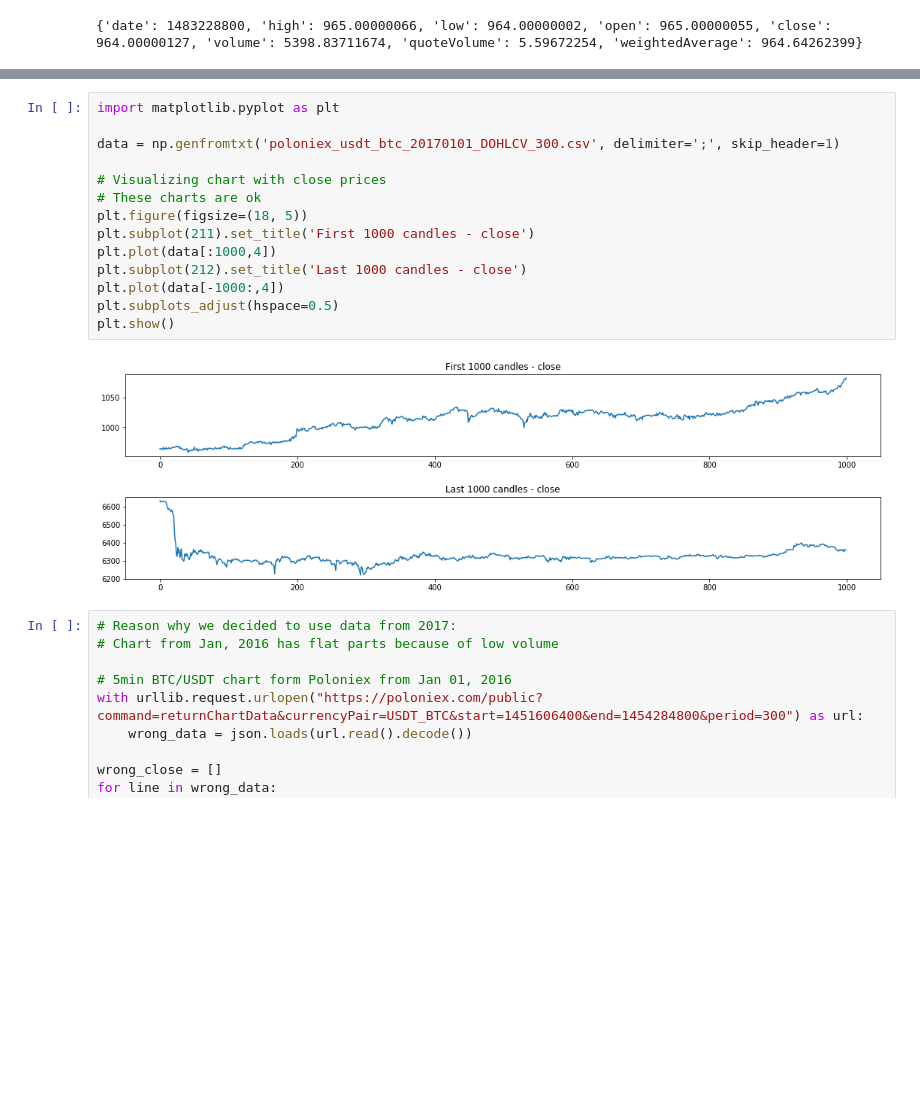
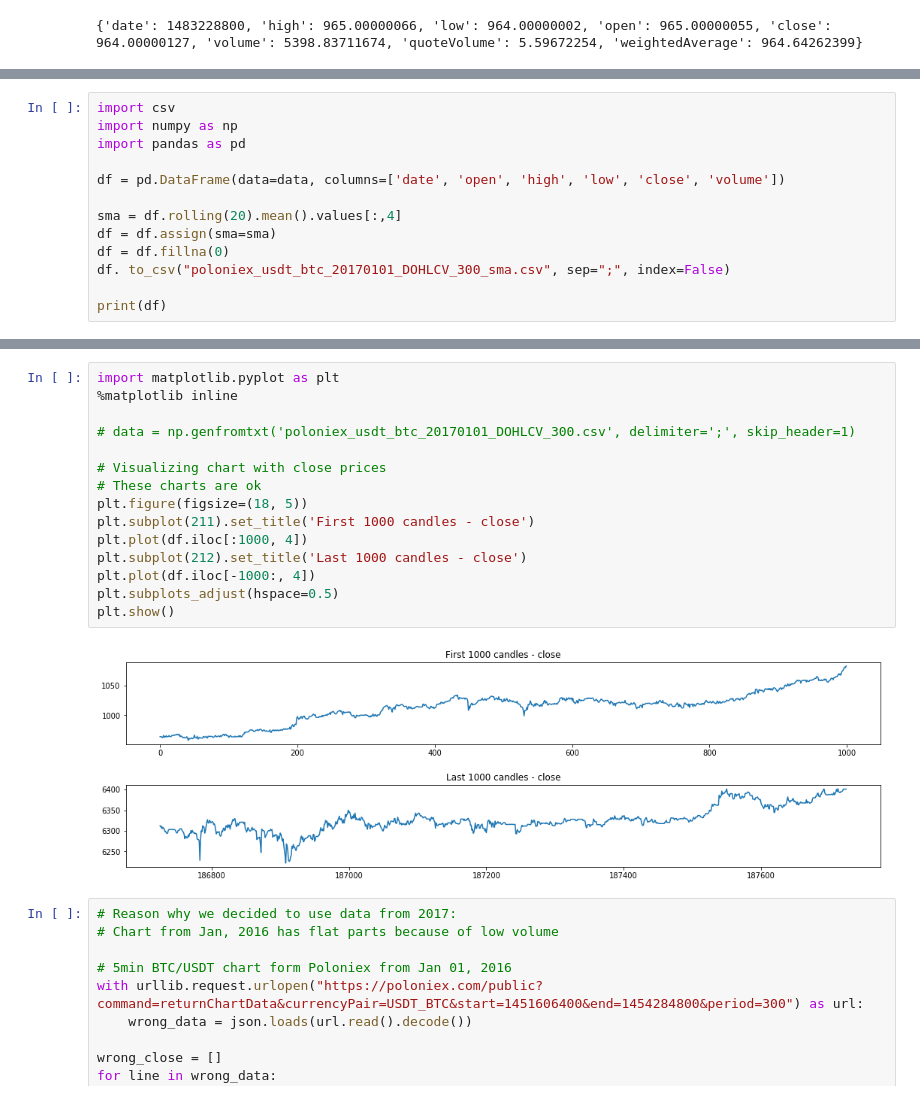
Before and after one commit to bana513/DeepLearningHomework, a Jupyter notebook: Poloniex.ipynb, the cells around one changed output, grey strips where cells are left out. Cells and saved outputs as stored; diff of their text form; blank space fills up the shorter version.

```diff
--- a/Poloniex.ipynb
+++ b/Poloniex.ipynb
@@ -20,0 +11,13 @@ with open("poloniex_usdt_btc_20170101_DOHLCV_300.csv", "w", newline='') as f:
+# %%
+import csv
+import numpy as np
+import pandas as pd
+
+df = pd.DataFrame(data=data, columns=['date', 'open', 'high', 'low', 'close', 'volume'])
+
+sma = df.rolling(20).mean().values[:,4]
+df = df.assign(sma=sma)
+df = df.fillna(0)
+df. to_csv("poloniex_usdt_btc_20170101_DOHLCV_300_sma.csv", sep=";", index=False)
+
+print(df)
@@ -21,19 +42,20 @@ with open("poloniex_usdt_btc_20170101_DOHLCV_300.csv", "w", newline='') as f:
 # %%
 import matplotlib.pyplot as plt
+%matplotlib inline
 
-data = np.genfromtxt('poloniex_usdt_btc_20170101_DOHLCV_300.csv', delimiter=';', skip_header=1)
+# data = np.genfromtxt('poloniex_usdt_btc_20170101_DOHLCV_300.csv', delimiter=';', skip_header=1)
 
 # Visualizing chart with close prices
 # These charts are ok
 plt.figure(figsize=(18, 5))
 plt.subplot(211).set_title('First 1000 candles - close')
-plt.plot(data[:1000,4])
+plt.plot(df.iloc[:1000, 4])
 plt.subplot(212).set_title('Last 1000 candles - close')
-plt.plot(data[-1000:,4])
+plt.plot(df.iloc[-1000:, 4])
 plt.subplots_adjust(hspace=0.5)
 plt.show()
 # %% [output]
-[figure, old version]
+[figure, new version]
 # %%
 # Reason why we decided to use data from 2017:
 # Chart from Jan, 2016 has flat parts because of low volume
```
Also changed, not shown: parts of 2 cells of this notebook, 3 other files.
